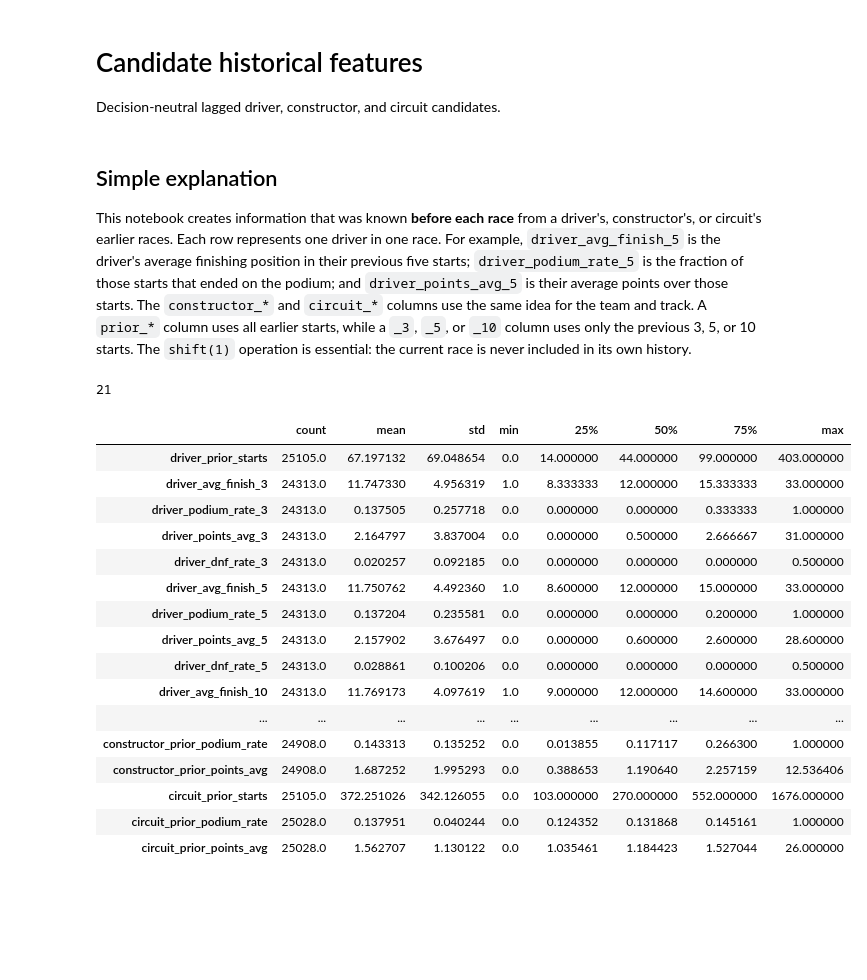
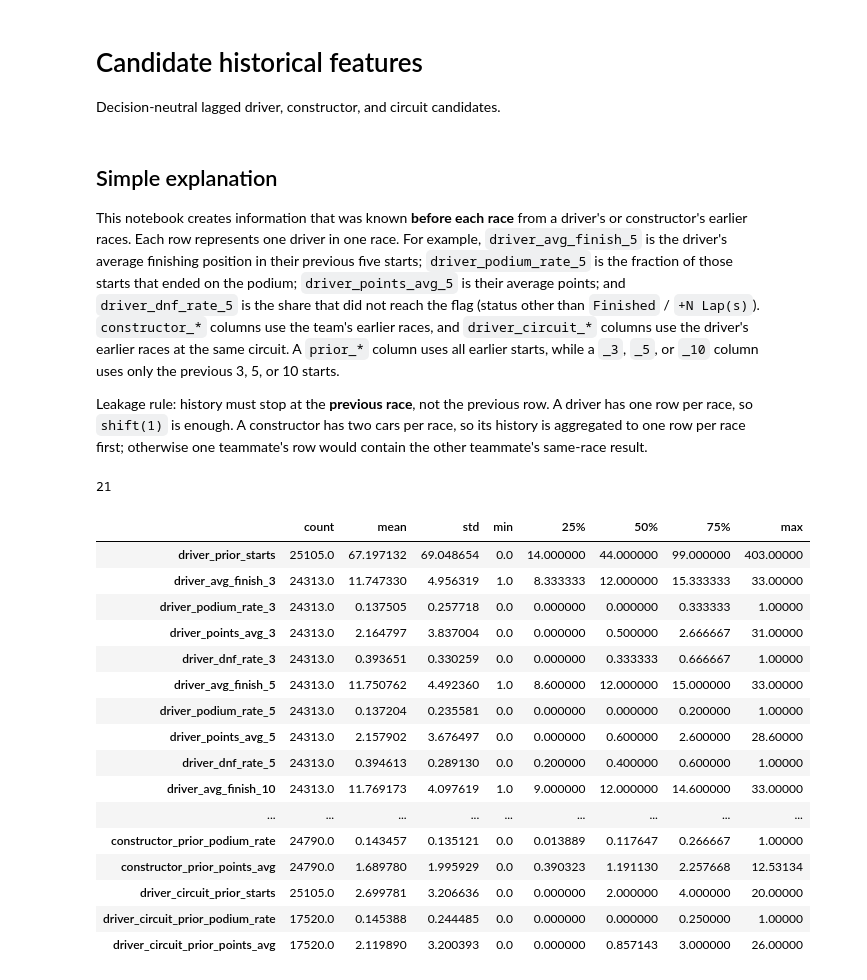
Before and after one commit to MohamedAyman04/f1-drivers, a Jupyter notebook: notebooks/02_candidate_historical_features.ipynb, the cells around one changed output. Cells and saved outputs as stored; diff of their text form; code cells hidden in the pictures; blank space fills up the shorter version.

Commit message:
Applying some fixes to notebooks 1 to 3

```diff
--- a/notebooks/02_candidate_historical_features.ipynb
+++ b/notebooks/02_candidate_historical_features.ipynb
@@ -4,7 +4,9 @@ Decision-neutral lagged driver, constructor, and circuit candidates.
 # %% [markdown]
 ## Simple explanation
 
-This notebook creates information that was known **before each race** from a driver's, constructor's, or circuit's earlier races. Each row represents one driver in one race. For example, `driver_avg_finish_5` is the driver's average finishing position in their previous five starts; `driver_podium_rate_5` is the fraction of those starts that ended on the podium; and `driver_points_avg_5` is their average points over those starts. The `constructor_*` and `circuit_*` columns use the same idea for the team and track. A `prior_*` column uses all earlier starts, while a `_3`, `_5`, or `_10` column uses only the previous 3, 5, or 10 starts. The `shift(1)` operation is essential: the current race is never included in its own history.
+This notebook creates information that was known **before each race** from a driver's or constructor's earlier races. Each row represents one driver in one race. For example, `driver_avg_finish_5` is the driver's average finishing position in their previous five starts; `driver_podium_rate_5` is the fraction of those starts that ended on the podium; `driver_points_avg_5` is their average points; and `driver_dnf_rate_5` is the share that did not reach the flag (status other than `Finished` / `+N Lap(s)`). `constructor_*` columns use the team's earlier races, and `driver_circuit_*` columns use the driver's earlier races at the same circuit. A `prior_*` column uses all earlier starts, while a `_3`, `_5`, or `_10` column uses only the previous 3, 5, or 10 starts.
+
+Leakage rule: history must stop at the **previous race**, not the previous row. A driver has one row per race, so `shift(1)` is enough. A constructor has two cars per race, so its history is aggregated to one row per race first; otherwise one teammate's row would contain the other teammate's same-race result.
 # %%
 from pathlib import Path
 import numpy as np,pandas as pd
@@ -13,37 +15,47 @@ pd.set_option('display.max_columns', None)
 pd.set_option('display.width', None)
 root=Path.cwd().resolve()
 while root!=root.parent and not (root/'data'/'raw').exists(): root=root.parent
-raw=root/'data'/'raw'; read=lambda n:pd.read_csv(raw/f'{n}.csv',dtype=str,keep_default_na=False); races,results=read('races'),read('results')
-races['year']=pd.to_numeric(races.year); races['date']=pd.to_datetime(races.date,errors='coerce'); results=results.merge(races[['raceId','year','round','date','circuitId']],on='raceId',validate='many_to_one')
+raw=root/'data'/'raw'; read=lambda n:pd.read_csv(raw/f'{n}.csv',dtype=str,keep_default_na=False); races,results,status=read('races'),read('results'),read('status')
+races['year']=pd.to_numeric(races.year); races['date']=pd.to_datetime(races.date,errors='coerce'); results=results.merge(races[['raceId','year','round','date','circuitId']],on='raceId',validate='many_to_one').merge(status,on='statusId',validate='many_to_one')
 for c in ['grid','positionOrder','points','laps']: results[c]=pd.to_numeric(results[c],errors='coerce')
 results['podium']=results.positionOrder.le(3); results['started']=(results.grid>0)|((results.grid==0)&(results.laps>0)); results=results[results.started].copy(); results['_grid_sort']=results.grid.where(results.grid>0,np.inf); results['_result_id_n']=pd.to_numeric(results.resultId,errors='coerce'); results=results.sort_values(['date','raceId','driverId','_grid_sort','_result_id_n','resultId']).drop_duplicates(['raceId','driverId'],keep='first').sort_values(['date','raceId','driverId','resultId']).reset_index(drop=True); results['finish_num']=results.positionOrder.where(results.positionOrder>0)
+# DNF = did not reach the flag; positionOrder is always filled, so it cannot mark retirements
+results['dnf']=(~(results.status.eq('Finished')|results.status.str.startswith('+'))).astype(float)
 # %%
 g=results.groupby('driverId',sort=False); results['driver_prior_starts']=g.podium.transform(lambda s:s.shift(1).expanding().count()); results['driver_prior_podiums']=g.podium.transform(lambda s:s.shift(1).cumsum()).fillna(0); results['driver_prior_podium_rate']=results.driver_prior_podiums/results.driver_prior_starts.replace(0,np.nan)
 for w in [3,5,10]:
-    results[f'driver_avg_finish_{w}']=g.finish_num.transform(lambda s,w=w:s.shift(1).rolling(w,min_periods=1).mean()); results[f'driver_podium_rate_{w}']=g.podium.transform(lambda s,w=w:s.shift(1).rolling(w,min_periods=1).mean()); results[f'driver_points_avg_{w}']=g.points.transform(lambda s,w=w:s.shift(1).rolling(w,min_periods=1).mean()); results[f'driver_dnf_rate_{w}']=g.finish_num.transform(lambda s,w=w:s.shift(1).rolling(w,min_periods=1).apply(lambda z:z.isna().mean()))
+    results[f'driver_avg_finish_{w}']=g.finish_num.transform(lambda s,w=w:s.shift(1).rolling(w,min_periods=1).mean()); results[f'driver_podium_rate_{w}']=g.podium.transform(lambda s,w=w:s.shift(1).rolling(w,min_periods=1).mean()); results[f'driver_points_avg_{w}']=g.points.transform(lambda s,w=w:s.shift(1).rolling(w,min_periods=1).mean()); results[f'driver_dnf_rate_{w}']=g.dnf.transform(lambda s,w=w:s.shift(1).rolling(w,min_periods=1).mean())
 # %%
-for entity,key in [('constructor','constructorId'),('circuit','circuitId')]:
-    g=results.groupby(key,sort=False); results[f'{entity}_prior_starts']=g.podium.transform(lambda s:s.shift(1).expanding().count()); results[f'{entity}_prior_podium_rate']=g.podium.transform(lambda s:s.shift(1).expanding().mean()); results[f'{entity}_prior_points_avg']=g.points.transform(lambda s:s.shift(1).expanding().mean())
-feature_cols=[c for c in results if c.startswith(('driver_','constructor_','circuit_'))]; candidate=results[['raceId','driverId','constructorId','circuitId','year','podium']+feature_cols].copy(); print(len(feature_cols)); display(candidate[feature_cols].describe().T)
+# Constructor history at race level: two cars per race, so a row-level shift would leak the teammate's same-race result.
+c=results.groupby(['constructorId','raceId'],sort=False).agg(date=('date','first'),starts=('podium','size'),podiums=('podium','sum'),points=('points','sum')).reset_index().sort_values(['date','raceId'])
+gc=c.groupby('constructorId',sort=False)
+for col in ['starts','podiums','points']: c['_prior_'+col]=gc[col].transform(lambda s:s.shift(1).cumsum())
+c['constructor_prior_starts']=c._prior_starts.fillna(0); c['constructor_prior_podium_rate']=c._prior_podiums/c._prior_starts; c['constructor_prior_points_avg']=c._prior_points/c._prior_starts
+results=results.merge(c[['constructorId','raceId','constructor_prior_starts','constructor_prior_podium_rate','constructor_prior_points_avg']],on=['constructorId','raceId'],how='left',validate='many_to_one')
+# Driver history at this circuit: one row per (driver, race), so shift(1) stops at the previous visit.
+g=results.groupby(['driverId','circuitId'],sort=False); results['driver_circuit_prior_starts']=g.podium.transform(lambda s:s.shift(1).expanding().count()); results['driver_circuit_prior_podium_rate']=g.podium.transform(lambda s:s.shift(1).expanding().mean()); results['driver_circuit_prior_points_avg']=g.points.transform(lambda s:s.shift(1).expanding().mean())
+feature_cols=[c for c in results if c.startswith(('driver_','constructor_'))]; candidate=results[['raceId','driverId','constructorId','circuitId','year','podium']+feature_cols].copy(); print(len(feature_cols)); display(candidate[feature_cols].describe().T)
 assert not candidate.duplicated(['raceId','driverId']).any(), 'The R2 deduplication should leave one row per race and driver.'
 history_check=candidate.driver_prior_podiums.le(candidate.driver_prior_starts)
 assert history_check.all(), candidate.loc[~history_check, ['raceId','driverId','driver_prior_starts','driver_prior_podiums']].head()
+ctor_cols=[c for c in feature_cols if c.startswith('constructor_')]
+assert candidate.groupby(['raceId','constructorId'])[ctor_cols].nunique(dropna=False).le(1).all().all(), 'teammates see different constructor history -> same-race leakage'
 # %% [output]
 21
 |  | count | mean | std | min | 25% | 50% | 75% | max |
-| driver_prior_starts | 25105.0 | 67.197132 | 69.048654 | 0.0 | 14.000000 | 44.000000 | 99.000000 | 403.000000 |
-| driver_avg_finish_3 | 24313.0 | 11.747330 | 4.956319 | 1.0 | 8.333333 | 12.000000 | 15.333333 | 33.000000 |
-| driver_podium_rate_3 | 24313.0 | 0.137505 | 0.257718 | 0.0 | 0.000000 | 0.000000 | 0.333333 | 1.000000 |
-| driver_points_avg_3 | 24313.0 | 2.164797 | 3.837004 | 0.0 | 0.000000 | 0.500000 | 2.666667 | 31.000000 |
-| driver_dnf_rate_3 | 24313.0 | 0.020257 | 0.092185 | 0.0 | 0.000000 | 0.000000 | 0.000000 | 0.500000 |
-| driver_avg_finish_5 | 24313.0 | 11.750762 | 4.492360 | 1.0 | 8.600000 | 12.000000 | 15.000000 | 33.000000 |
-| driver_podium_rate_5 | 24313.0 | 0.137204 | 0.235581 | 0.0 | 0.000000 | 0.000000 | 0.200000 | 1.000000 |
-| driver_points_avg_5 | 24313.0 | 2.157902 | 3.676497 | 0.0 | 0.000000 | 0.600000 | 2.600000 | 28.600000 |
-| driver_dnf_rate_5 | 24313.0 | 0.028861 | 0.100206 | 0.0 | 0.000000 | 0.000000 | 0.000000 | 0.500000 |
-| driver_avg_finish_10 | 24313.0 | 11.769173 | 4.097619 | 1.0 | 9.000000 | 12.000000 | 14.600000 | 33.000000 |
+| driver_prior_starts | 25105.0 | 67.197132 | 69.048654 | 0.0 | 14.000000 | 44.000000 | 99.000000 | 403.00000 |
+| driver_avg_finish_3 | 24313.0 | 11.747330 | 4.956319 | 1.0 | 8.333333 | 12.000000 | 15.333333 | 33.00000 |
+| driver_podium_rate_3 | 24313.0 | 0.137505 | 0.257718 | 0.0 | 0.000000 | 0.000000 | 0.333333 | 1.00000 |
+| driver_points_avg_3 | 24313.0 | 2.164797 | 3.837004 | 0.0 | 0.000000 | 0.500000 | 2.666667 | 31.00000 |
+| driver_dnf_rate_3 | 24313.0 | 0.393651 | 0.330259 | 0.0 | 0.000000 | 0.333333 | 0.666667 | 1.00000 |
+| driver_avg_finish_5 | 24313.0 | 11.750762 | 4.492360 | 1.0 | 8.600000 | 12.000000 | 15.000000 | 33.00000 |
+| driver_podium_rate_5 | 24313.0 | 0.137204 | 0.235581 | 0.0 | 0.000000 | 0.000000 | 0.200000 | 1.00000 |
+| driver_points_avg_5 | 24313.0 | 2.157902 | 3.676497 | 0.0 | 0.000000 | 0.600000 | 2.600000 | 28.60000 |
+| driver_dnf_rate_5 | 24313.0 | 0.394613 | 0.289130 | 0.0 | 0.200000 | 0.400000 | 0.600000 | 1.00000 |
+| driver_avg_finish_10 | 24313.0 | 11.769173 | 4.097619 | 1.0 | 9.000000 | 12.000000 | 14.600000 | 33.00000 |
 | ... | ... | ... | ... | ... | ... | ... | ... | ... |
-| constructor_prior_podium_rate | 24908.0 | 0.143313 | 0.135252 | 0.0 | 0.013855 | 0.117117 | 0.266300 | 1.000000 |
-| constructor_prior_points_avg | 24908.0 | 1.687252 | 1.995293 | 0.0 | 0.388653 | 1.190640 | 2.257159 | 12.536406 |
-| circuit_prior_starts | 25105.0 | 372.251026 | 342.126055 | 0.0 | 103.000000 | 270.000000 | 552.000000 | 1676.000000 |
-| circuit_prior_podium_rate | 25028.0 | 0.137951 | 0.040244 | 0.0 | 0.124352 | 0.131868 | 0.145161 | 1.000000 |
-| circuit_prior_points_avg | 25028.0 | 1.562707 | 1.130122 | 0.0 | 1.035461 | 1.184423 | 1.527044 | 26.000000 |
+| constructor_prior_podium_rate | 24790.0 | 0.143457 | 0.135121 | 0.0 | 0.013889 | 0.117647 | 0.266667 | 1.00000 |
+| constructor_prior_points_avg | 24790.0 | 1.689780 | 1.995929 | 0.0 | 0.390323 | 1.191130 | 2.257668 | 12.53134 |
+| driver_circuit_prior_starts | 25105.0 | 2.699781 | 3.206636 | 0.0 | 0.000000 | 2.000000 | 4.000000 | 20.00000 |
+| driver_circuit_prior_podium_rate | 17520.0 | 0.145388 | 0.244485 | 0.0 | 0.000000 | 0.000000 | 0.250000 | 1.00000 |
+| driver_circuit_prior_points_avg | 17520.0 | 2.119890 | 3.200393 | 0.0 | 0.000000 | 0.857143 | 3.000000 | 26.00000 |
```
Also changed, not shown: 2 other files.
